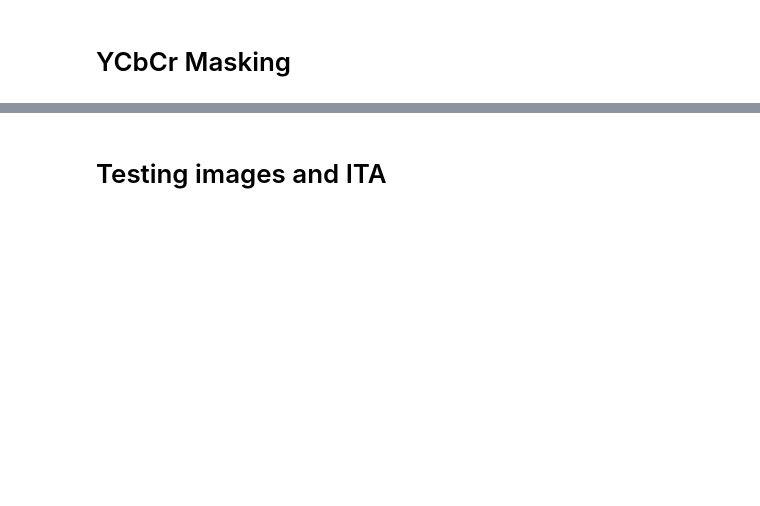
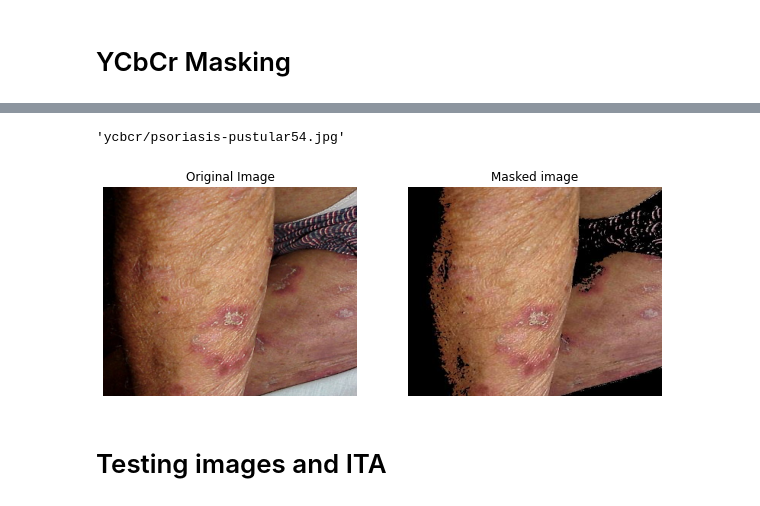
Before and after one commit to AdamCorbinFAUPhD/skin-augmentation, a Jupyter notebook: starGAN_replacement_tests.ipynb, the cells around one changed output, grey strips where cells are left out. Cells and saved outputs as stored; diff of their text form; code cells hidden in the pictures; blank space fills up the shorter version.

```diff
--- a/starGAN_replacement_tests.ipynb
+++ b/starGAN_replacement_tests.ipynb
@@ -141,9 +149,9 @@ def pre_processing_rgb(RGB):
     RGB = np.stack([R, G, B], axis = 2)
     return RGB
 # %%
-def get_ycbcr_mask(RGB):
+def get_ycbcr_mask(RGB, verbose=False):
 
-    print("Converting to YCBCR")
+    if verbose: print("Converting to YCBCR")
     # Convert to YCBCR color-space
     YCBCR = color.rgb2ycbcr(RGB)
 
@@ -172,14 +180,14 @@ def get_ycbcr_mask(RGB):
     Cr = np.where(Y == 0, 0, Cr)
     Cr = np.where(Cb == 0, 0, Cr)
 
-    print("Stack mask to image")
+    if verbose: print("Stack mask to image")
     # Stack into skin region
     skinRegion = np.stack([Y, Cb, Cr], axis = 2)
     skinRegion = np.where(skinRegion != 0, 255, 0)
     skinRegion = skinRegion.astype(dtype = "uint8")
     return skinRegion
 # %%
-def ycbcr(image):
+def ycbcr(image, verbose=False):
     """
     Applies a YCbCr mask to an input image and
     saves the resultant image
@@ -190,7 +198,7 @@ def ycbcr(image):
     Outputs:
         mask - (str) YCbCr image file path
     """
-    #print("Reading image")
+    if verbose: print("Reading image")
     # Read RGB image
     RGB = skimage.io.imread(image)
 
@@ -198,13 +206,13 @@ def ycbcr(image):
 
     skinRegion = get_ycbcr_mask(RGB)
 
-    print("Applying mask")
+    if verbose: print("Applying mask")
     # Apply mask to original RGB image
     mask = np.array(RGB)
     mask = np.where(skinRegion != 0, mask, 0)
 
     new_filepath = 'ycbcr/{}'.format(image)
-    print(f"Saving to {new_filepath}")
+    if verbose: print(f"Saving to {new_filepath}")
     skimage.io.imsave(new_filepath,RGB)
 
     return new_filepath
@@ -210,0 +236,5 @@ def ycbcr(image):
+# %%
+df = pd.read_csv("/content/fitzpatrick17k/fitzpatrick17k.csv")
+url = df['url'][55]
+fitz_test_filename = url.split("/")[-1]
+fitz_test_filename
@@ -211,2 +256,28 @@ def ycbcr(image):
+# %%
+masked_image = ycbcr(fitz_test_filename)
+masked_image
+# %% [output]
+'ycbcr/psoriasis-pustular54.jpg'
+# %%
+f, axes = plt.subplots(1, 2)
+f.set_size_inches(10,7)
+
+ax = plt.subplot(1, 2, 1)
+image = Image.open(io.BytesIO(open(fitz_test_filename,"rb").read()))
+
+plt.imshow(image,aspect=.7)
+plt.title(f"Original Image")
+plt.axis("off")
+plt.subplots_adjust(hspace = .3)
+
+
+ax = plt.subplot(1, 2,2)
+image = Image.open(io.BytesIO(open(masked_image,"rb").read()))
+plt.imshow(image,aspect=.7)
+plt.title(f"Masked image")
+plt.axis("off")
+plt.subplots_adjust(hspace = .3)
+# %% [output]
+[figure, added]
 # %% [markdown]
 # Testing images and ITA
```
Also changed, not shown: parts of 35 cells of this notebook.
